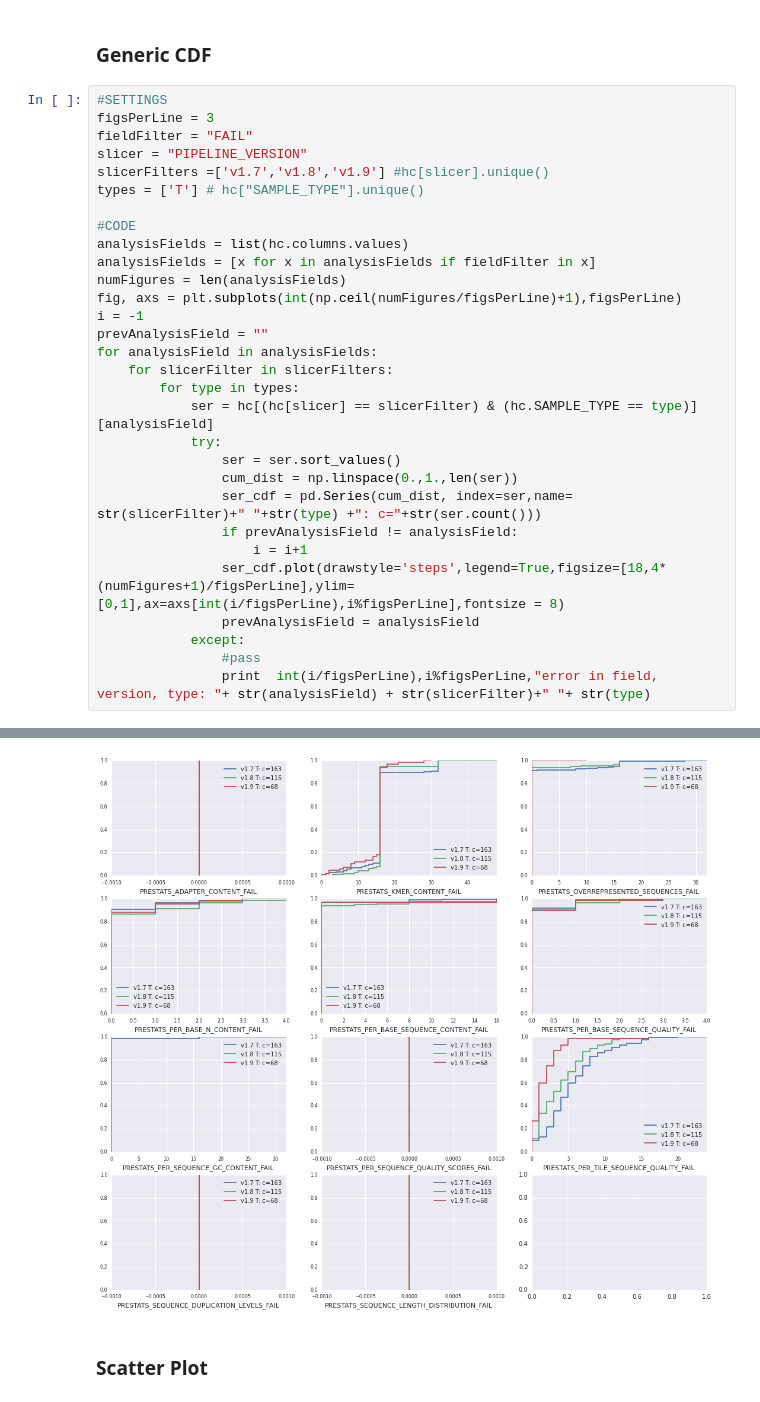
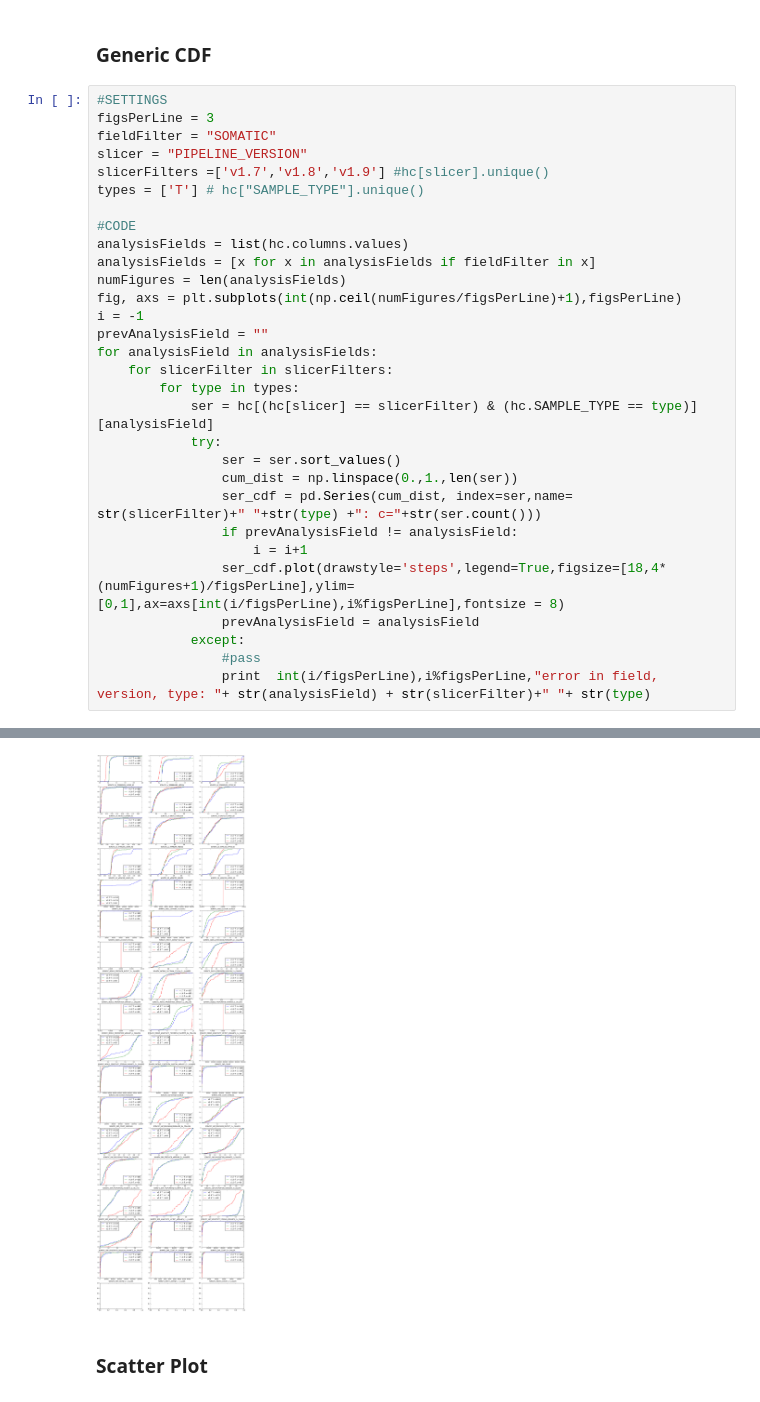
Before and after one commit to hartwigmedical/scripts, a Jupyter notebook: ipython/HealthChecksAnalysis.ipynb, the cells around one changed output, grey strips where cells are left out. Saved outputs shown, nothing was run; the diff lists cells and outputs as text.

```diff
--- a/ipython/HealthChecksAnalysis.ipynb
+++ b/ipython/HealthChecksAnalysis.ipynb
@@ -79,7 +79,7 @@ for tumorType in tumorTypes:
 # %%
 #SETTINGS
 figsPerLine = 3
-fieldFilter = "FAIL"
+fieldFilter = "SOMATIC"
 slicer = "PIPELINE_VERSION"
 slicerFilters =['v1.7','v1.8','v1.9'] #hc[slicer].unique()
 types = ['T'] # hc["SAMPLE_TYPE"].unique()
@@ -110,4 +113,4 @@ for analysisField in analysisFields:
-[figure, old version]
+[figure, new version]
 # %% [markdown]
 ### Scatter Plot
 # %%
```
Also changed, not shown: parts of 6 cells of this notebook, 6 other files.
